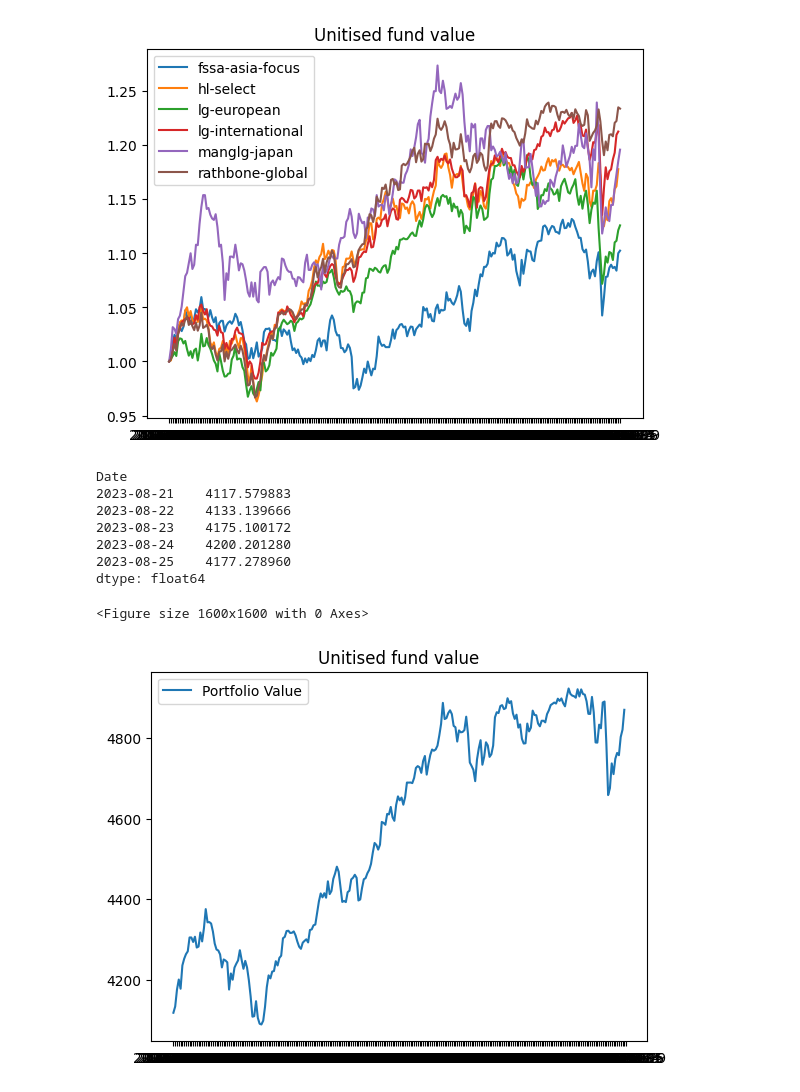
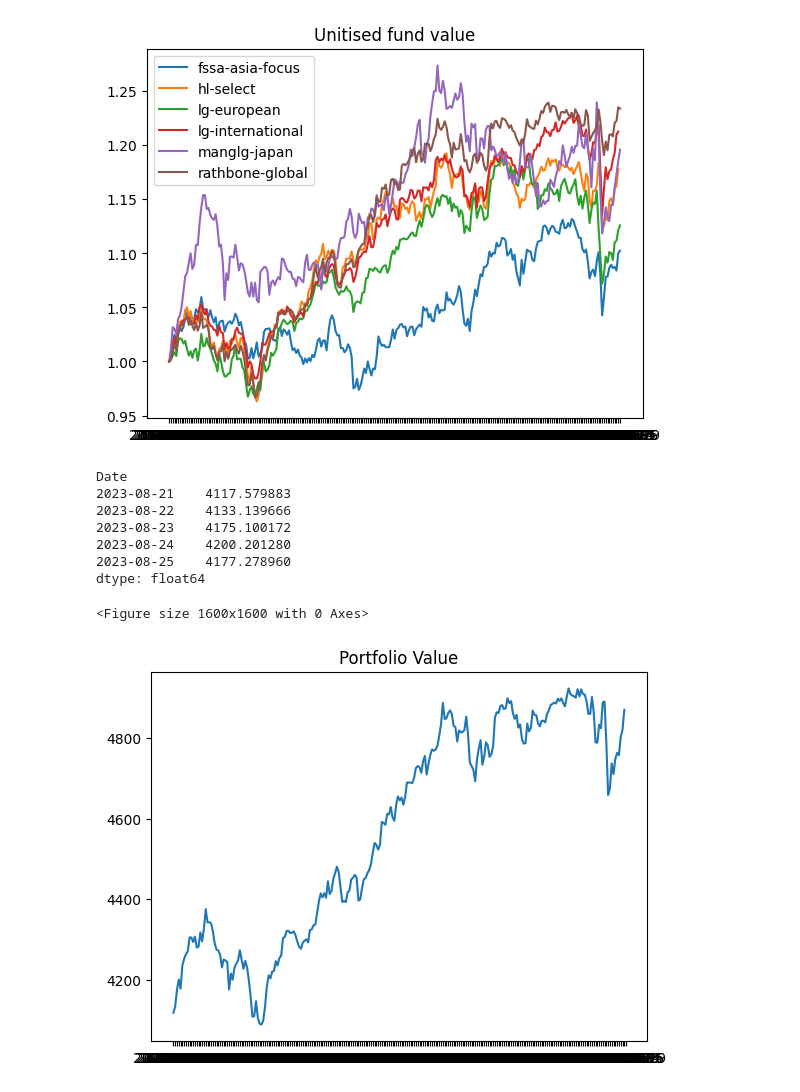
Before and after one commit to Stacky32/python-portfolio-analysis, a Jupyter notebook: PortfolioAnalysis.ipynb, the cells around one changed output. Cells and saved outputs as stored; diff of their text form; code cells hidden in the pictures.

```diff
--- a/PortfolioAnalysis.ipynb
+++ b/PortfolioAnalysis.ipynb
@@ -21,7 +21,7 @@ fund_dfs = {}
 for filename in funds:
     df = pd.read_csv(filepath_or_buffer=f'{data_dir}/{filename}.csv', parse_dates=True)
     df['Identifier'] = filename
-    fund_dfs[filename] = df
+    fund_dfs[filename] = df.bfill()
 
 # Align Adjusted Close time series by date in pivot table with funds as columns
 pivoted = pd.concat([fund_dfs[k] for k in fund_dfs.keys()]).pivot(index='Date', columns='Identifier', values='Adj Close').bfill()
@@ -78,24 +80,22 @@ plt.show()
 # %%
 # Display overall portfolio value
 units = [portfolio.get(x, 0) for x in pivoted.columns]
 pf = pivoted @ units / 100
 display(pf.head())
 
 plt.figure(figsize=(16, 16))
 fig, ax = plt.subplots()
-ax.set_title('Unitised fund value')
+ax.set_title('Portfolio Value')
+ax.plot(pf.index, pf, label='Portfolio Value')
 
-ax.plot(pf.index, pf, label='Portfolio Value', )
-
-plt.legend()
 plt.show()
 # %% [output]
 Date
 2023-08-21    4117.579883
 2023-08-22    4133.139666
 2023-08-23    4175.100172
 2023-08-24    4200.201280
 2023-08-25    4177.278960
 dtype: float64
 <Figure size 1600x1600 with 0 Axes>
-[figure, old version]
+[figure, new version]
```
Also changed, not shown: parts of 1 cell of this notebook.
